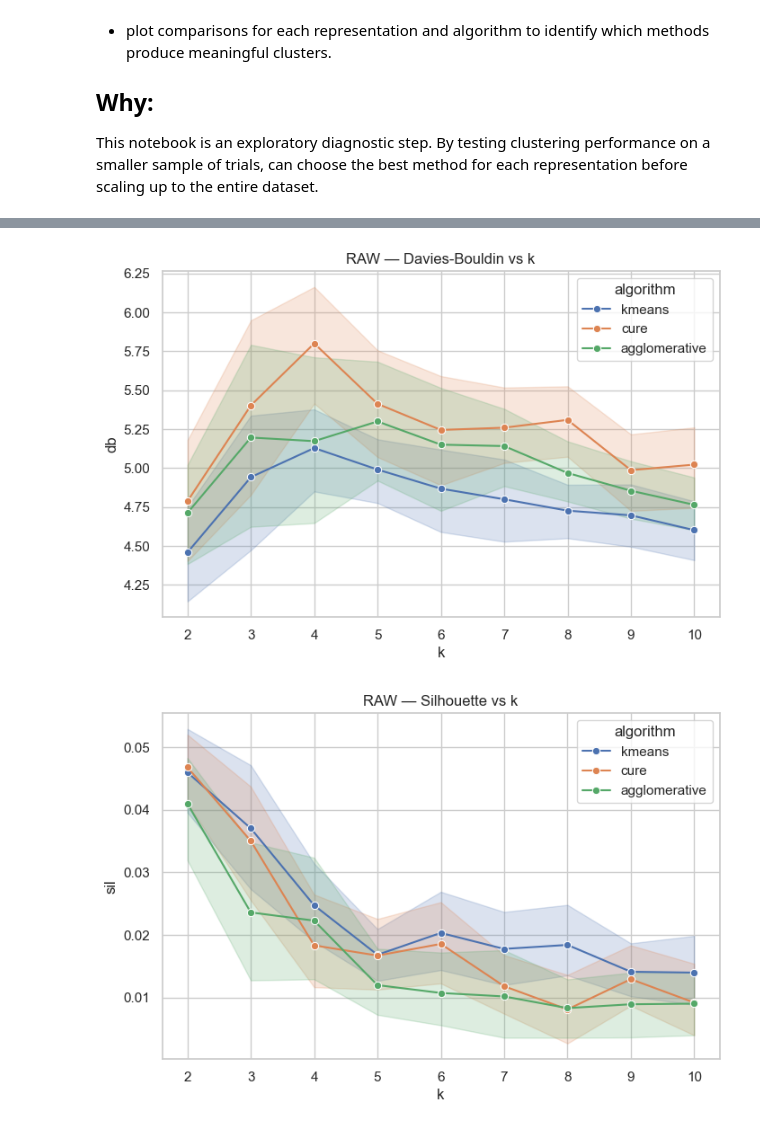
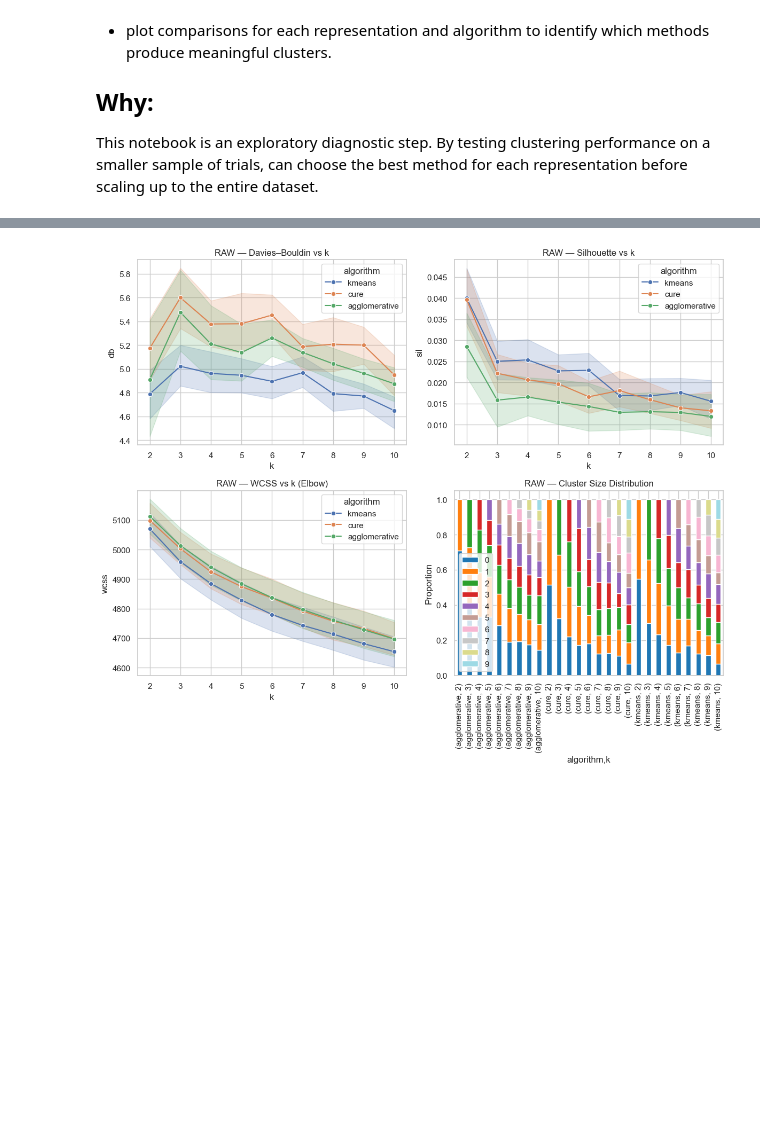
Before and after one commit to iarata/salty-wizard, a Jupyter notebook: clustering/clustering_full.ipynb, the cells around one changed output, grey strips where cells are left out. Saved outputs shown, nothing was run; the diff lists cells and outputs as text; code cells hidden in the pictures; blank space fills up the shorter version.

Commit message:
Updated cluster files

```diff
--- a/clustering/clustering_full.ipynb
+++ b/clustering/clustering_full.ipynb
@@ -35,8 +34,8 @@ import clustering_util_full as cu
 
 sns.set(style="whitegrid")
 # %%
-# Path to your dataset root
-data_root = Path("../data/hdf5_data_final")
+# Adjust path to dataset root when running
+data_root = Path("Final Project/brain-to-text-25/t15_copyTask_neuralData/hdf5_data_final")
 csv_path = Path("trial_index.csv")
 
 if csv_path.exists():
@@ -54,7 +53,6 @@ else:
             with h5py.File(h5_path, "r") as h5:
                 for trial_key in h5.keys():
                     if trial_key.startswith("trial_"):
-
                         trial_list.append({
                             "session": session_dir.name,
                             "split": split,
@@ -83,7 +81,13 @@ Scanning HDF5 dataset to build df_trials...
  10948)
 # %%
 N_SAMPLED = 12
-sampled = df_trials.sample(N_SAMPLED, random_state=0)
+# Sample from TRAIN split
+train_trials = df_trials[df_trials['split'] == 'train'].drop_duplicates(subset='trial')
+n_available = len(train_trials)
+n_samples = min(N_SAMPLED, n_available)
+if n_samples < N_SAMPLED:
+    print(f'Only {n_available} unique train trials available — sampling {n_samples} instead of {N_SAMPLED}')
+sampled = train_trials.sample(n=n_samples, random_state=0)
 sampled
 # %% [output]
 |  | session | split | trial | path |
@@ -116,40 +120,41 @@ OVERLAP = 0
 # %%
 df_db_raw, df_sil_raw, df_wcss_raw, df_sizes_raw = cu.evaluate_raw(
     sampled,
     k_values=k_values,
     algorithms=algorithms,
     n_reps=CURE_REPS,
     shrink=CURE_SHRINK,
     max_trials=N_SAMPLED
 )
 
-plt.figure(figsize=(8,5))
-sns.lineplot(data=df_db_raw, x="k", y="db", hue="algorithm", marker="o")
-plt.title("RAW — Davies-Bouldin vs k")
-plt.show()
-
-plt.figure(figsize=(8,5))
-sns.lineplot(data=df_sil_raw, x="k", y="sil", hue="algorithm", marker="o")
-plt.title("RAW — Silhouette vs k")
-plt.show()
-
-plt.figure(figsize=(8,5))
-sns.lineplot(data=df_wcss_raw, x="k", y="wcss", hue="algorithm", marker="o")
-plt.title("RAW — WCSS vs k (Elbow Method)")
-plt.show()
-
+# numeric cluster columns (exclude metadata columns)
 df_sizes_raw_f = df_sizes_raw.fillna(0)
-
-# numeric cluster columns (exclude metadata columns)
 numeric_cols = [c for c in df_sizes_raw_f.columns if c not in ["trial","algorithm","k"]]
 
 grouped = df_sizes_raw_f.groupby(["algorithm","k"])[numeric_cols].mean()
 grouped_pct = grouped.div(grouped.sum(axis=1), axis=0)
 
-grouped_pct.plot(kind="bar", stacked=True, figsize=(12,6), colormap="tab20")
-plt.title("RAW — Cluster Size Distribution")
-plt.ylabel("Proportion")
+
+fig, axes = plt.subplots(2, 2, figsize=(12, 10))
+
+# Davies–Bouldin (top-left)
+sns.lineplot(data=df_db_raw, x="k", y="db", hue="algorithm", marker="o", ax=axes[0, 0])
+axes[0, 0].set_title("RAW — Davies–Bouldin vs k")
+
+# Silhouette (top-right)
+sns.lineplot(data=df_sil_raw, x="k", y="sil", hue="algorithm", marker="o", ax=axes[0, 1])
+axes[0, 1].set_title("RAW — Silhouette vs k")
+
+# WCSS / Elbow (bottom-left)
+sns.lineplot(data=df_wcss_raw, x="k", y="wcss", hue="algorithm", marker="o", ax=axes[1, 0])
+axes[1, 0].set_title("RAW — WCSS vs k (Elbow)")
+
+# Cluster size distribution (bottom-right)
+grouped_pct.plot(kind="bar", stacked=True, colormap="tab20", ax=axes[1, 1])
+axes[1, 1].set_title("RAW — Cluster Size Distribution")
+axes[1, 1].set_ylabel("Proportion")
+
+plt.tight_layout()
 plt.show()
 # %% [output]
-[figure, old version]
+[figure, new version]
-[figure, removed]
```
Also changed, not shown: parts of 9 cells of this notebook, 2 other files.
